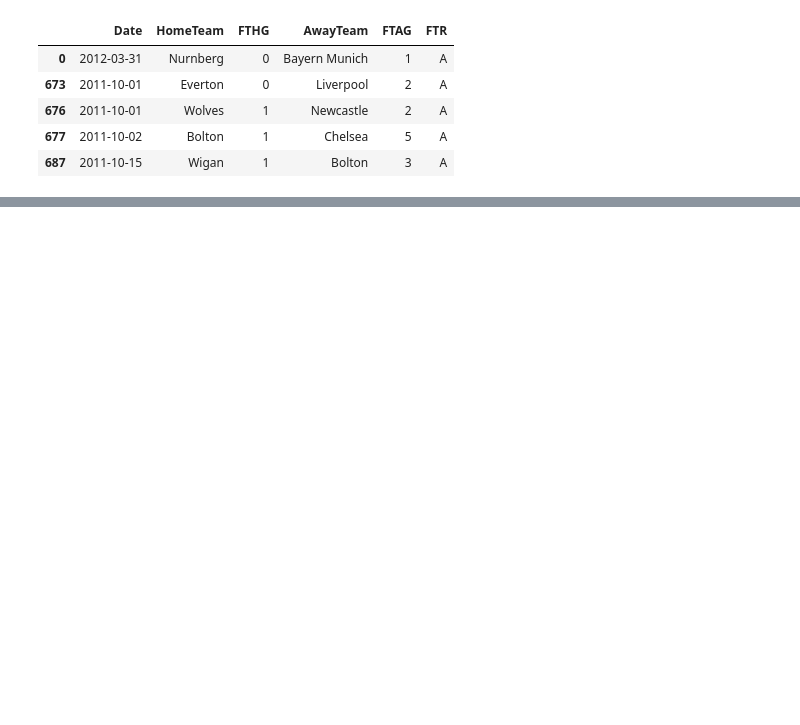
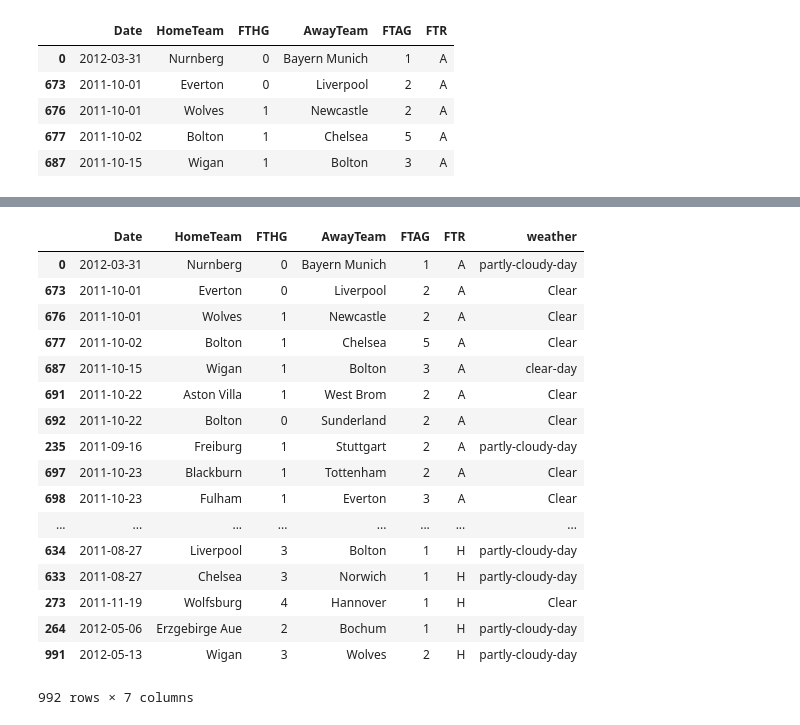
Before and after one commit to zarialevi/london-ds-100719-M2-project-template, a Jupyter notebook: project-zars.ipynb, the cells around one changed output, grey strips where cells are left out. Saved outputs shown, nothing was run; the diff lists cells and outputs as text; code cells hidden in the pictures; blank space fills up the shorter version.

```diff
--- a/project-zars.ipynb
+++ b/project-zars.ipynb
@@ -29,5 +31,5 @@ df.head()
 | 677 | 2011-10-02 | Bolton | 1 | Chelsea | 5 | A |
 | 687 | 2011-10-15 | Wigan | 1 | Bolton | 3 | A |
 # %%
-df['Date'] = pd.to_datetime(df['Date'])
+# df['Date'] = pd.to_datetime(df['Date'])
 # %%
@@ -41,4 +43,5 @@ for x in df['Date']:
 # %%
-df['Timestamps'] = Timestamps
-df['Timestamps'] = df['Timestamps'].astype(int)
-df.head()
+# #CREATE UNIX TIMESTAMP COLUMN
+# df['Timestamps'] = Timestamps
+# Timestamps2 = df['Timestamps'].astype(int)
+# Timestamps2
@@ -112,0 +273,24 @@ home_df = home_df.groupby(home_df['HomeTeam']).count()
+# %%
+unique_dates=cur.execute("SELECT DISTINCT Date FROM Matches WHERE Season IS 2011;").fetchall()
+
+listo=[]
+for date in unique_dates:
+    for datetime in date:
+        listo.append(datetime + "T13:00:00")
+listo
+
+weather_dates={}
+for date in listo:
+    result = requests.get(f"https://api.darksky.net/forecast/958870d7f05d6ce07081ed0698de9eca/52.520008,13.404954,{date}").json()
+#     weather_type=call_weather['currently']['summary']
+    weather_dates[date]=result['currently'].get('icon') if result['currently'].get('icon') else result['currently'].get('summary')
+
+
+
+
+weather_dates
+
+weather_dates_day={}
+for date in weather_dates:
+   weather_dates_day[date[:10]]=weather_dates[date]
+weather_dates_day
@@ -112,0 +315,22 @@ home_df = home_df.groupby(home_df['HomeTeam']).count()
+# %%
+df['weather'] = df['Date'].map(weather_dates_day)
+df
+# %% [output]
+|  | Date | HomeTeam | FTHG | AwayTeam | FTAG | FTR | weather |
+| 0 | 2012-03-31 | Nurnberg | 0 | Bayern Munich | 1 | A | partly-cloudy-day |
+| 673 | 2011-10-01 | Everton | 0 | Liverpool | 2 | A | Clear |
+| 676 | 2011-10-01 | Wolves | 1 | Newcastle | 2 | A | Clear |
+| 677 | 2011-10-02 | Bolton | 1 | Chelsea | 5 | A | Clear |
+| 687 | 2011-10-15 | Wigan | 1 | Bolton | 3 | A | clear-day |
+| 691 | 2011-10-22 | Aston Villa | 1 | West Brom | 2 | A | Clear |
+| 692 | 2011-10-22 | Bolton | 0 | Sunderland | 2 | A | Clear |
+| 235 | 2011-09-16 | Freiburg | 1 | Stuttgart | 2 | A | partly-cloudy-day |
+| 697 | 2011-10-23 | Blackburn | 1 | Tottenham | 2 | A | Clear |
+| 698 | 2011-10-23 | Fulham | 1 | Everton | 3 | A | Clear |
+| ... | ... | ... | ... | ... | ... | ... | ... |
+| 634 | 2011-08-27 | Liverpool | 3 | Bolton | 1 | H | partly-cloudy-day |
+| 633 | 2011-08-27 | Chelsea | 3 | Norwich | 1 | H | partly-cloudy-day |
+| 273 | 2011-11-19 | Wolfsburg | 4 | Hannover | 1 | H | Clear |
+| 264 | 2012-05-06 | Erzgebirge Aue | 2 | Bochum | 1 | H | partly-cloudy-day |
+| 991 | 2012-05-13 | Wigan | 3 | Wolves | 2 | H | partly-cloudy-day |
+992 rows × 7 columns
```
Also changed, not shown: parts of 25 cells of this notebook, 6 other files.
